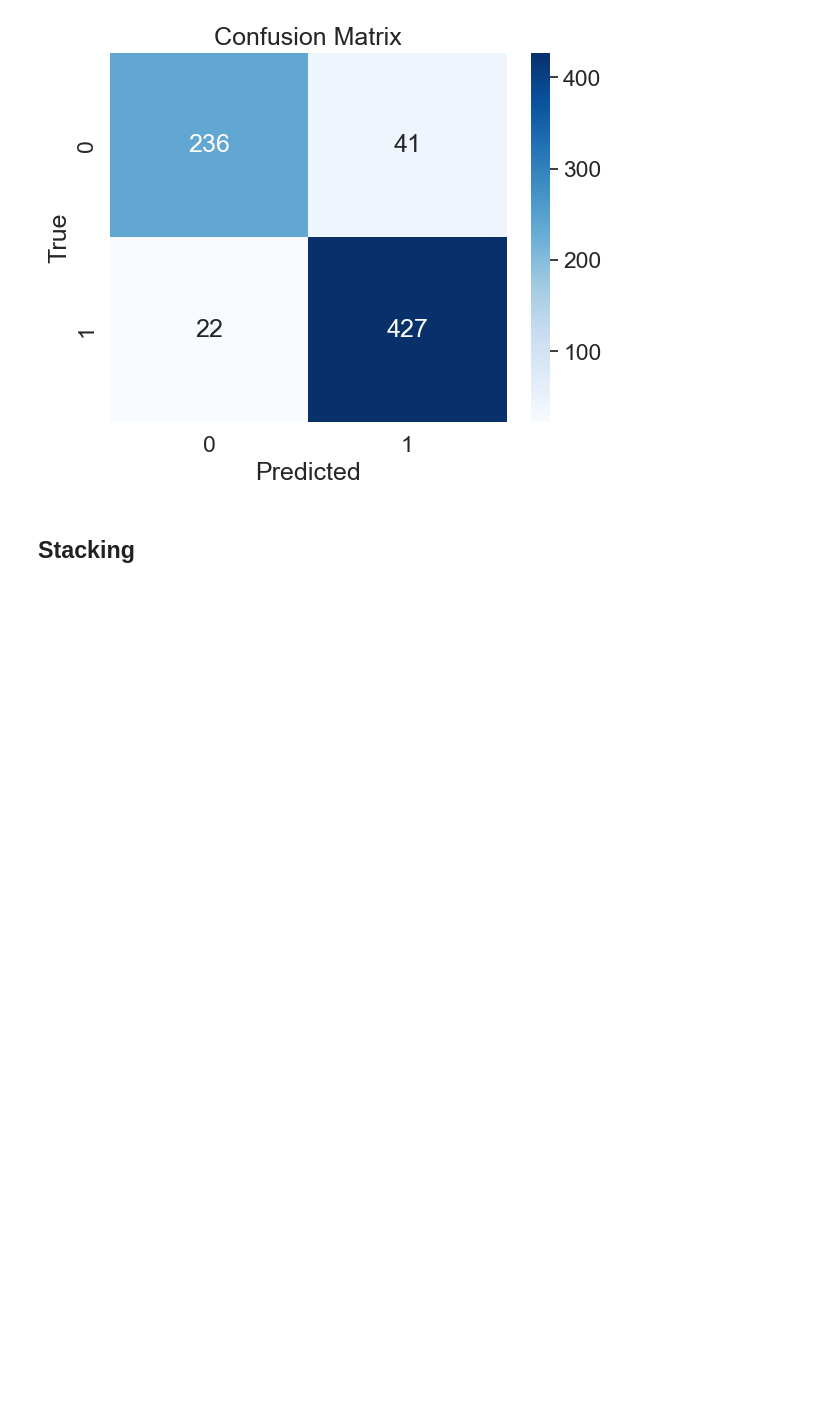
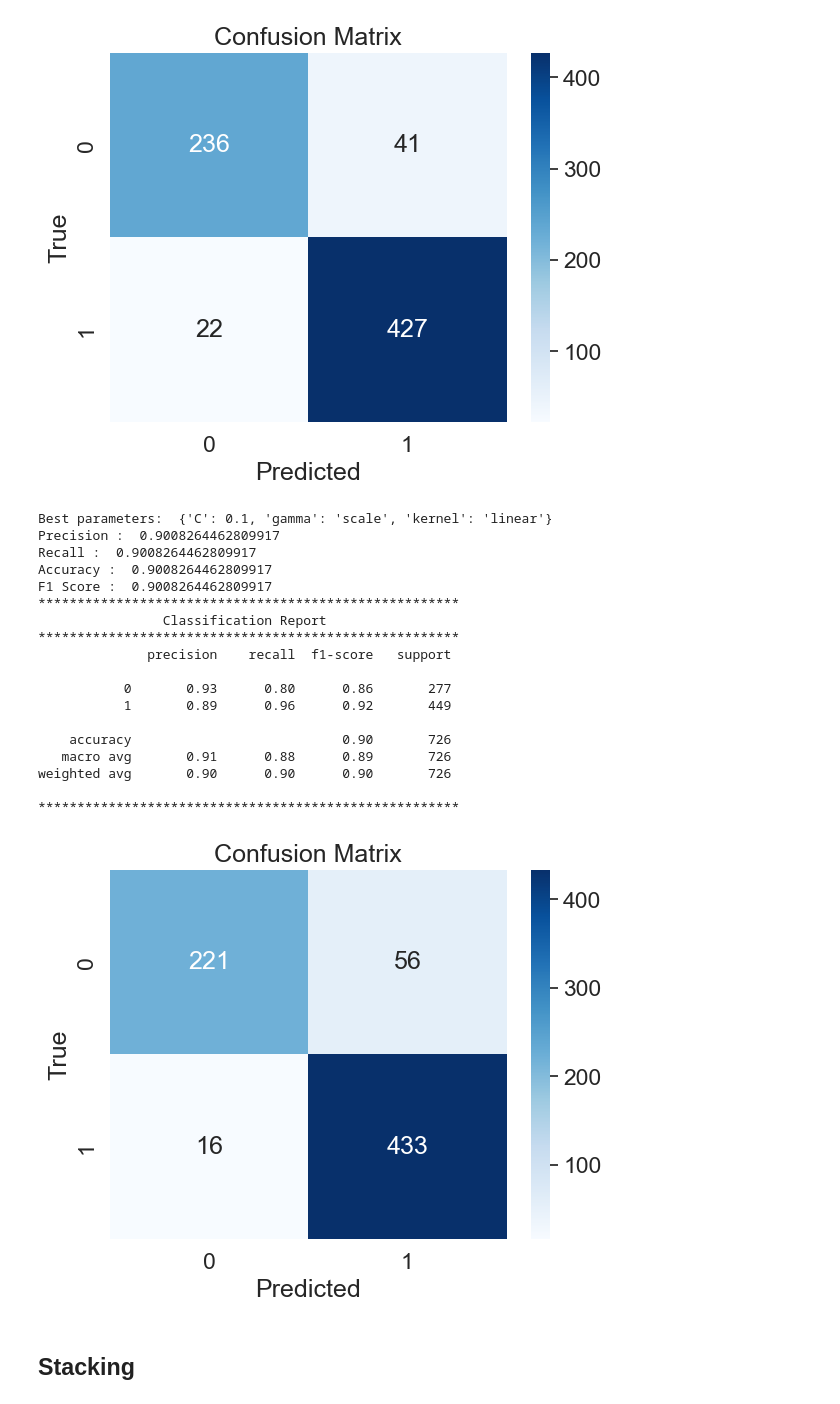
Before and after one commit to samsondawit/student-success, a Jupyter notebook: student success indicator.ipynb, the cells around one changed output. Drawn from its saved outputs; the diff is of its cells as text; code cells hidden in the pictures; blank space fills up the shorter version.

```diff
--- a/student success indicator.ipynb
+++ b/student success indicator.ipynb
@@ -675,3 +688,41 @@ param_grid = {
+# %%
+param_grid = {
+    'C':[0.1, 1, 10 ,100],
+    'kernel' : ['linear', 'rbg', 'poly'],
+    'gamma' : ['scale', 'auto', 1, 0.1, 0.01, 0.001]
+}
+
+svc = SVC(probability=True)
+
+grid_search = GridSearchCV(svc, param_grid, cv=5, scoring = 'accuracy', n_jobs=-1)
+grid_search.fit(X_train, y_train)
+
+print("Best parameters: ", grid_search.best_params_)
+
+best_svc = grid_search.best_estimator_
+svc1_pred = best_svc.predict(X_test)
+
+perform(svc1_pred)
+# %% [output]
+Best parameters:  {'C': 0.1, 'gamma': 'scale', 'kernel': 'linear'}
+Precision :  0.9008264462809917
+Recall :  0.9008264462809917
+Accuracy :  0.9008264462809917
+F1 Score :  0.9008264462809917
+******************************************************
+                Classification Report
+******************************************************
+              precision    recall  f1-score   support
+
+           0       0.93      0.80      0.86       277
+           1       0.89      0.96      0.92       449
+
+    accuracy                           0.90       726
+   macro avg       0.91      0.88      0.89       726
+weighted avg       0.90      0.90      0.90       726
+
+******************************************************
+[figure, added]
 # %% [markdown]
 ## Stacking
 # %%
```
Also changed, not shown: parts of 15 cells of this notebook.
